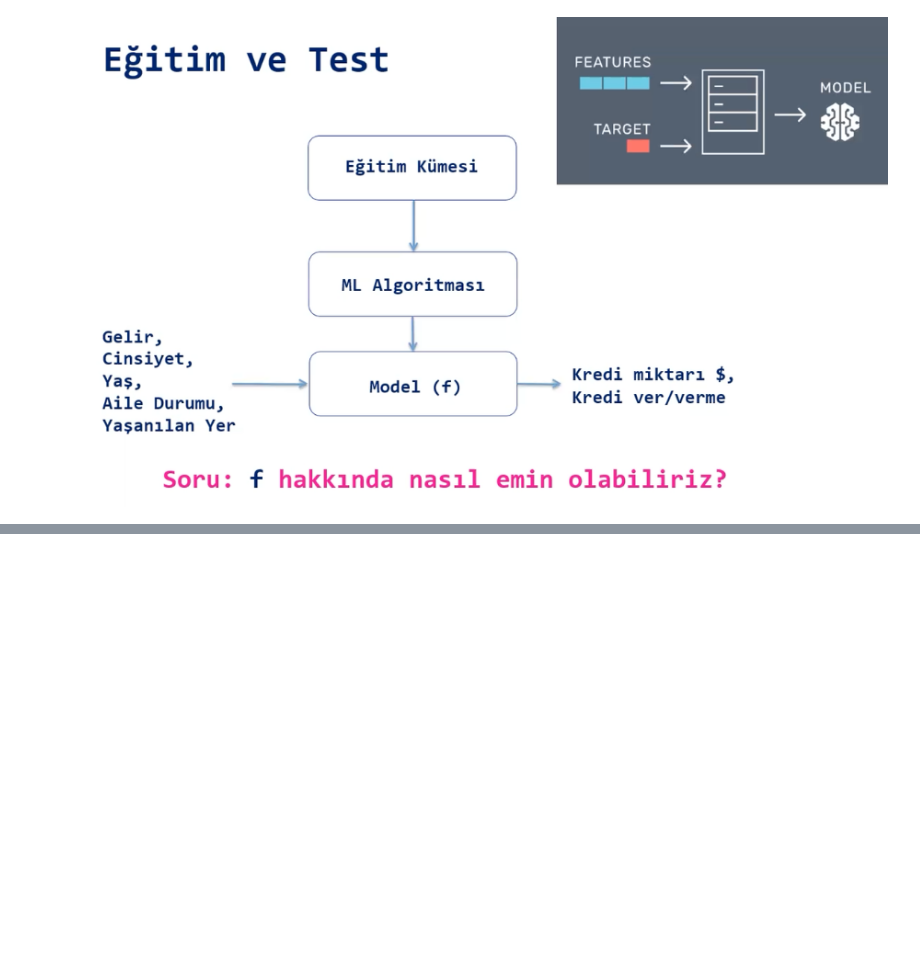
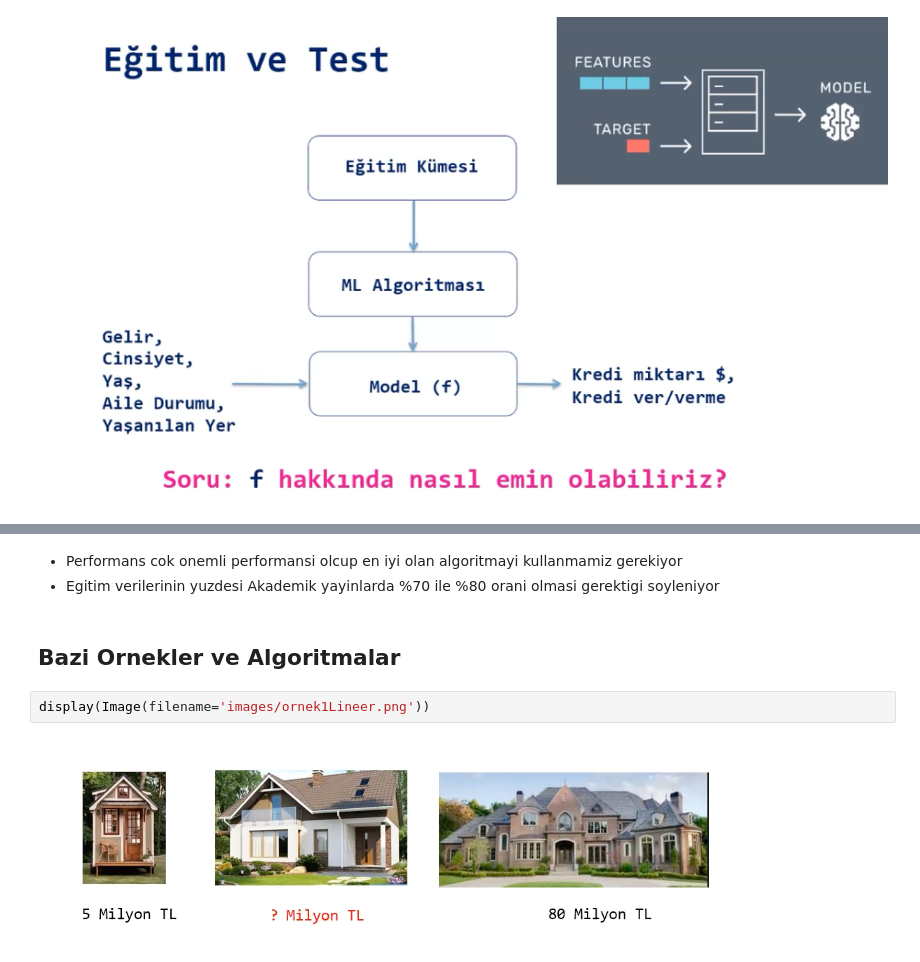
Before and after one commit to HuseyinEfkanAlp/PythonLectureNotes, a Jupyter notebook: MachineLearningNotes.ipynb, the cells around one changed output, grey strips where cells are left out. Drawn from its saved outputs; the diff is of its cells as text; blank space fills up the shorter version.

Commit message:
LineerRegressionCommit

```diff
--- a/MachineLearningNotes.ipynb
+++ b/MachineLearningNotes.ipynb
@@ -56,0 +69,9 @@ display(Image(filename='images/egitimVeTest.png'))
+# %% [markdown]
+* Performans cok onemli performansi olcup en iyi olan algoritmayi kullanmamiz gerekiyor
+* Egitim verilerinin yuzdesi Akademik yayinlarda %70 ile %80 orani olmasi gerektigi soyleniyor
+# %% [markdown]
+## Bazi Ornekler ve Algoritmalar
+# %%
+display(Image(filename='images/ornek1Lineer.png'))
+# %% [output]
+[figure, added]
```
Also changed, not shown: parts of 13 cells of this notebook, 10 other files.
